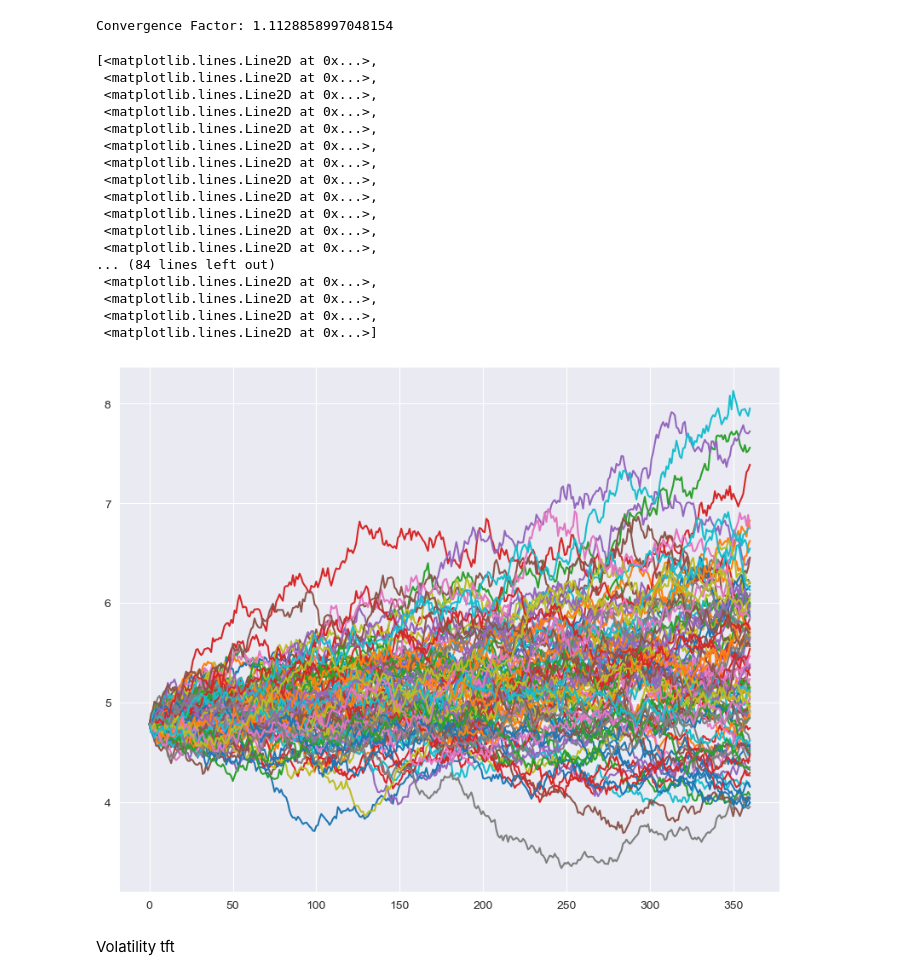
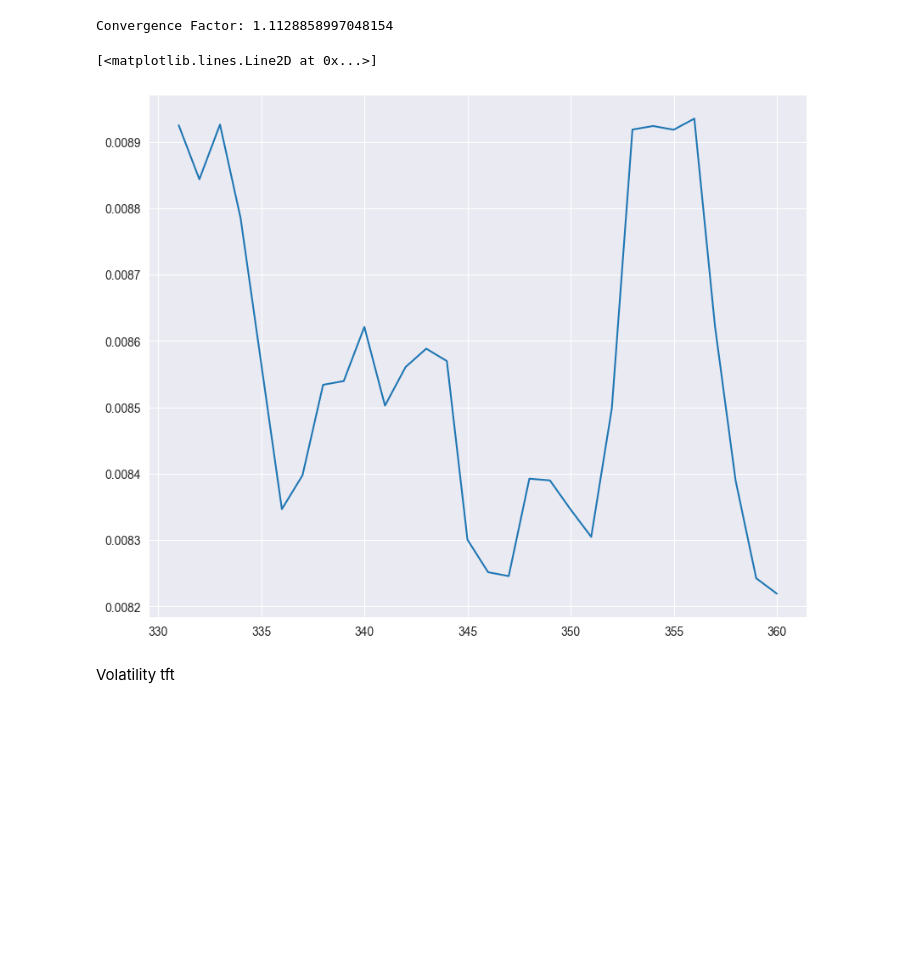
Before and after one commit to akrokosz/HF_Thesis, a Jupyter notebook: main.ipynb, the cells around one changed output. Saved outputs shown, nothing was run; the diff lists cells and outputs as text; code cells hidden in the pictures; blank space fills up the shorter version.

```diff
--- a/main.ipynb
+++ b/main.ipynb
@@ -552,4 +572,4 @@ for fund in funds_for_hedge:
 # %%
 results = []
 for i, f in enumerate(dataframes_funds_train):
-    results.append(optuna(df=f, batch_size = 128, independent_variables=[], max_prediction_length =62, min_encoder_length=1, target="Close"))
+    results.append(optuna(df=f, batch_size = 128, independent_variables=["Open", "High", "Low", "Volume", "isOverbought", "Bullish"], max_prediction_length =62, min_encoder_length=1, target="Close"))
@@ -799,4 +692,4 @@ for i in range(len(funds_for_hedge)):
 # %%
 results_remainds = []
 for i, f in enumerate(residualsss_train):
-    results_remainds.append(optuna(df=f, batch_size = 128, independent_variables=[], max_prediction_length =30, min_encoder_length=1, target="Remainders"))
+    results_remainds.append(optuna(df=f, batch_size = 128, independent_variables=["Open", "High", "Low", "Volume", "isOverbought", "Bullish"], max_prediction_length =30, min_encoder_length=1, target="Remainders"))
@@ -942,4 +730,4 @@ LOCAL_RANK: 0 - CUDA_VISIBLE_DEVICES: [0]
 # %%
-res_preds_final = []
+res_preds = []
 for i in range(len(funds_for_hedge)):
-    res_preds_final.append(predictt(transformers_res[i], trs_res[i], residualsss_test[i]))
+    res_preds.append(predictt(transformers_res[i], trs_res[i], residualsss_test[i]))
@@ -1122,26 +889,10 @@ print(f"Convergence Factor: {convergence_factor}")
 Convergence Factor: 1.1128858997048154
 # %%
 plt.figure(figsize=(10, 8))
-plt.plot(pp)
+plt.plot(simv[-30:])
 # %% [output]
-[<matplotlib.lines.Line2D at 0x...>,
- <matplotlib.lines.Line2D at 0x...>,
- <matplotlib.lines.Line2D at 0x...>,
- <matplotlib.lines.Line2D at 0x...>,
- <matplotlib.lines.Line2D at 0x...>,
- <matplotlib.lines.Line2D at 0x...>,
- <matplotlib.lines.Line2D at 0x...>,
- <matplotlib.lines.Line2D at 0x...>,
- <matplotlib.lines.Line2D at 0x...>,
- <matplotlib.lines.Line2D at 0x...>,
- <matplotlib.lines.Line2D at 0x...>,
- <matplotlib.lines.Line2D at 0x...>,
-... (84 lines left out)
- <matplotlib.lines.Line2D at 0x...>,
- <matplotlib.lines.Line2D at 0x...>,
- <matplotlib.lines.Line2D at 0x...>,
- <matplotlib.lines.Line2D at 0x...>]
+[<matplotlib.lines.Line2D at 0x...>]
-[figure, old version]
+[figure, new version]
 # %% [markdown]
 Volatility tft
 # %%
```
Also changed, not shown: parts of 14 cells of this notebook.
